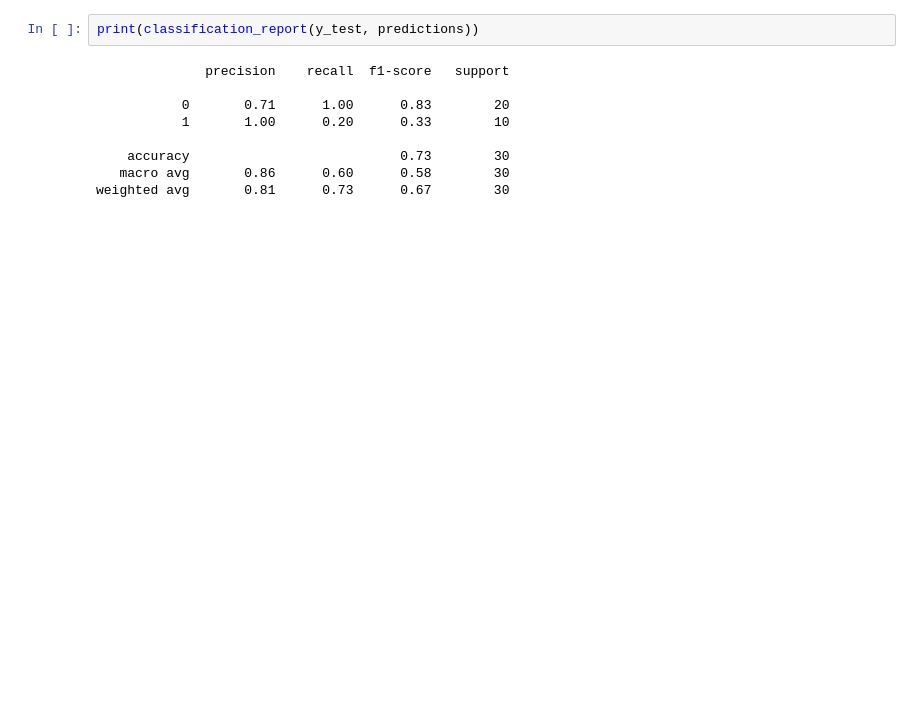
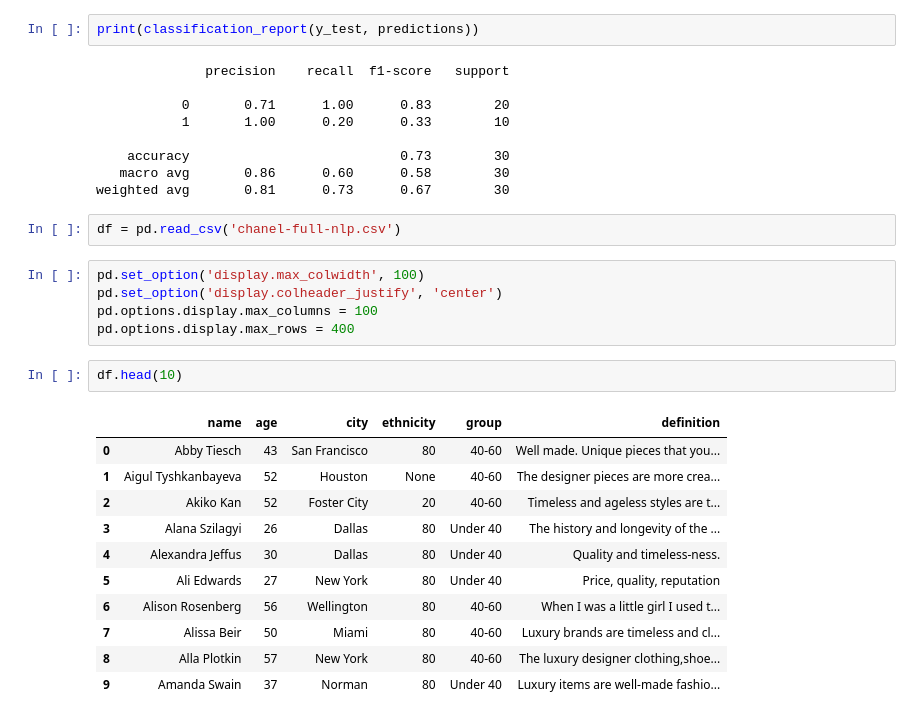
Before and after one commit to jengroff/nlp-project-pdm, a Jupyter notebook: important-files/Chanel-250-working-notebook.ipynb, the cells around one changed output. Drawn from its saved outputs; the diff is of its cells as text; blank space fills up the shorter version.

```diff
--- a/Chanel-250-master.ipynb
+++ b/important-files/Chanel-250-working-notebook.ipynb
@@ -263,3 +250,24 @@ print(classification_report(y_test, predictions))
     accuracy                           0.73        30
    macro avg       0.86      0.60      0.58        30
 weighted avg       0.81      0.73      0.67        30
+# %%
+df = pd.read_csv('chanel-full-nlp.csv')
+# %%
+pd.set_option('display.max_colwidth', 100)
+pd.set_option('display.colheader_justify', 'center')
+pd.options.display.max_columns = 100
+pd.options.display.max_rows = 400
+# %%
+df.head(10)
+# %% [output]
+|  | name | age | city | ethnicity | group | definition |
+| 0 | Abby Tiesch | 43 | San Francisco | 80 | 40-60 | Well made. Unique pieces that you... |
+| 1 | Aigul Tyshkanbayeva | 52 | Houston | None | 40-60 | The designer pieces are more crea... |
+| 2 | Akiko Kan | 52 | Foster City | 20 | 40-60 | Timeless and ageless styles are t... |
+| 3 | Alana Szilagyi | 26 | Dallas | 80 | Under 40 | The history and longevity of the ... |
+| 4 | Alexandra Jeffus | 30 | Dallas | 80 | Under 40 | Quality and timeless-ness. |
+| 5 | Ali Edwards | 27 | New York | 80 | Under 40 | Price, quality, reputation |
+| 6 | Alison Rosenberg | 56 | Wellington | 80 | 40-60 | When I was a little girl I used t... |
+| 7 | Alissa Beir | 50 | Miami | 80 | 40-60 | Luxury brands are timeless and cl... |
+| 8 | Alla Plotkin | 57 | New York | 80 | 40-60 | The luxury designer clothing,shoe... |
+| 9 | Amanda Swain | 37 | Norman | 80 | Under 40 | Luxury items are well-made fashio... |
```
Also changed, not shown: parts of 9 cells of this notebook, 23 other files.
